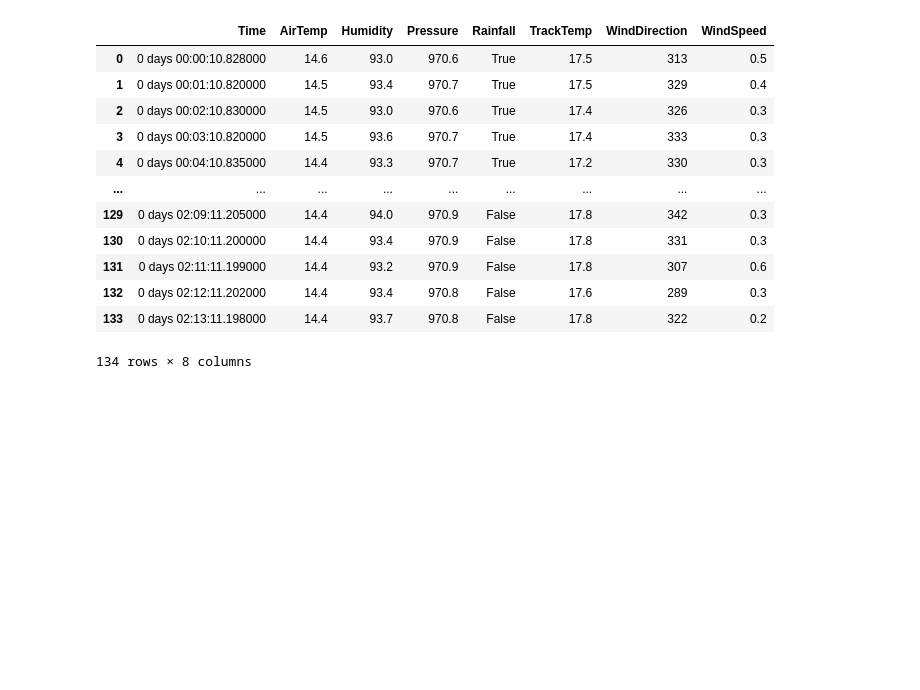
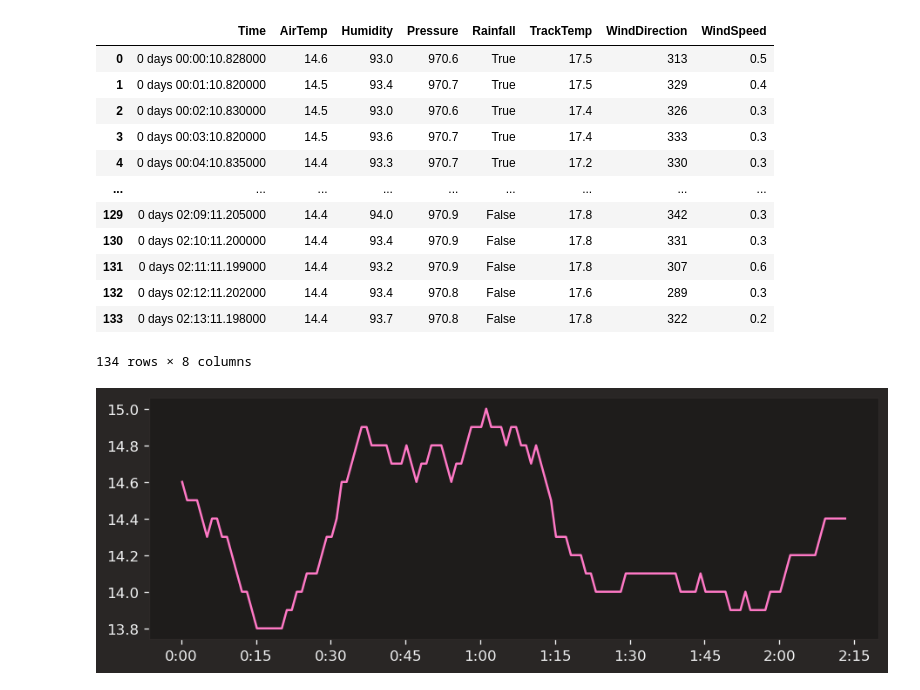
Before and after one commit to PrabhuPugal/Virtual-Race-Engineer, a Jupyter notebook: main.ipynb, the cells around one changed output. Drawn from its saved outputs; the diff is of its cells as text; code cells hidden in the pictures; blank space fills up the shorter version.

```diff
--- a/main.ipynb
+++ b/main.ipynb
@@ -77,3 +78,12 @@ req            INFO     Using cached data for weather_data
 | 132 | 0 days 02:12:11.202000 | 14.4 | 93.4 | 970.8 | False | 17.6 | 289 | 0.3 |
 | 133 | 0 days 02:13:11.198000 | 14.4 | 93.7 | 970.8 | False | 17.8 | 322 | 0.2 |
 134 rows × 8 columns
+# %%
+time = weatherdf['Time']
+Temp = weatherdf['AirTemp']
+
+plt.figure(figsize=(9,3),dpi = 120)
+plt.plot(time,Temp)
+plt.show()
+# %% [output]
+[figure, added]
```
Also changed, not shown: parts of 2 cells of this notebook.
